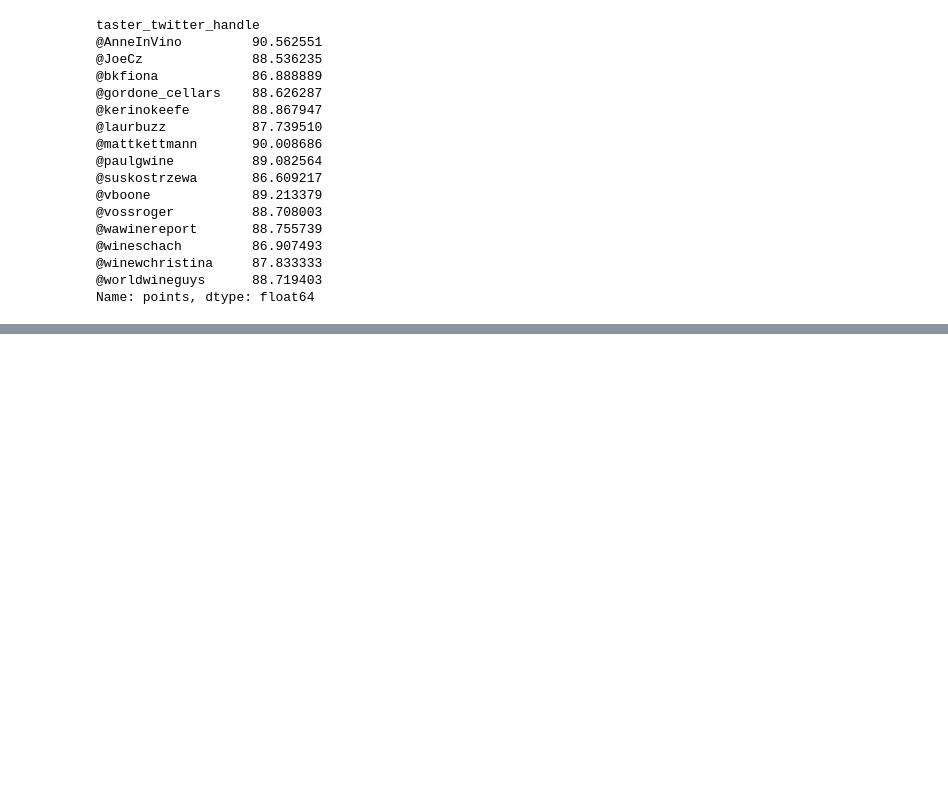
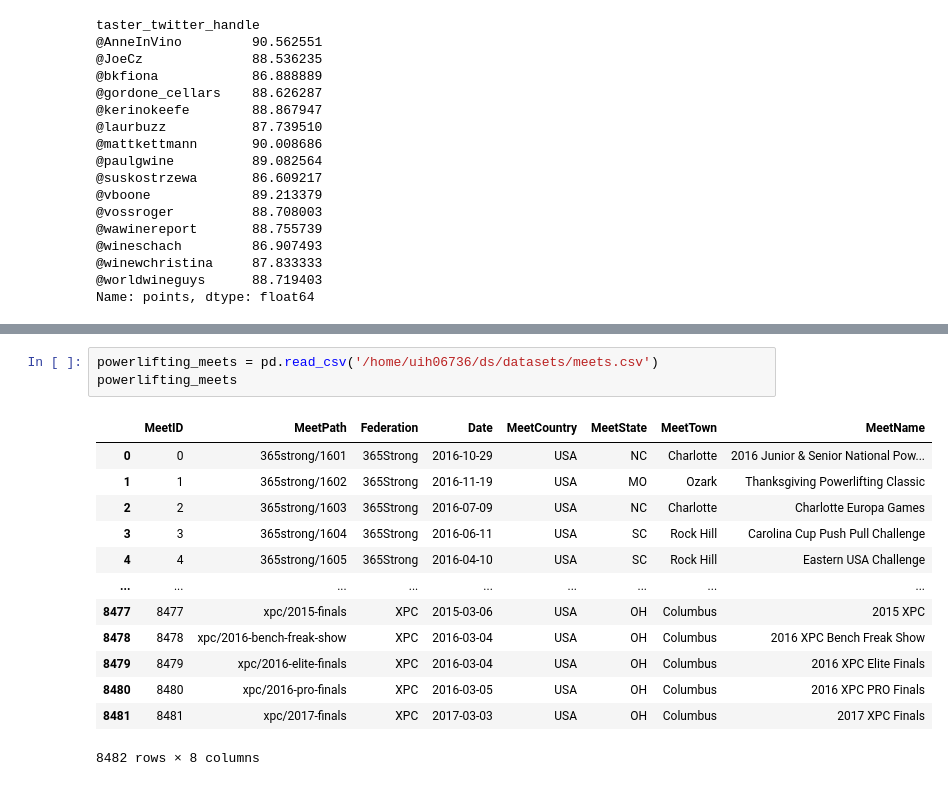
Before and after one commit to Axkai/LearningDataScience, a Jupyter notebook: notebooks/pandas.ipynb, the cells around one changed output, grey strips where cells are left out. Saved outputs shown, nothing was run; the diff lists cells and outputs as text; blank space fills up the shorter version.

Commit message:
finalized pandas notebook

```diff
--- a/notebooks/pandas.ipynb
+++ b/notebooks/pandas.ipynb
@@ -326,0 +417,17 @@ Name: points, dtype: float64
+# %%
+powerlifting_meets = pd.read_csv('/home/uih06736/ds/datasets/meets.csv')
+powerlifting_meets
+# %% [output]
+|  | MeetID | MeetPath | Federation | Date | MeetCountry | MeetState | MeetTown | MeetName |
+| 0 | 0 | 365strong/1601 | 365Strong | 2016-10-29 | USA | NC | Charlotte | 2016 Junior & Senior National Pow... |
+| 1 | 1 | 365strong/1602 | 365Strong | 2016-11-19 | USA | MO | Ozark | Thanksgiving Powerlifting Classic |
+| 2 | 2 | 365strong/1603 | 365Strong | 2016-07-09 | USA | NC | Charlotte | Charlotte Europa Games |
+| 3 | 3 | 365strong/1604 | 365Strong | 2016-06-11 | USA | SC | Rock Hill | Carolina Cup Push Pull Challenge |
+| 4 | 4 | 365strong/1605 | 365Strong | 2016-04-10 | USA | SC | Rock Hill | Eastern USA Challenge |
+| ... | ... | ... | ... | ... | ... | ... | ... | ... |
+| 8477 | 8477 | xpc/2015-finals | XPC | 2015-03-06 | USA | OH | Columbus | 2015 XPC |
+| 8478 | 8478 | xpc/2016-bench-freak-show | XPC | 2016-03-04 | USA | OH | Columbus | 2016 XPC Bench Freak Show |
+| 8479 | 8479 | xpc/2016-elite-finals | XPC | 2016-03-04 | USA | OH | Columbus | 2016 XPC Elite Finals |
+| 8480 | 8480 | xpc/2016-pro-finals | XPC | 2016-03-05 | USA | OH | Columbus | 2016 XPC PRO Finals |
+| 8481 | 8481 | xpc/2017-finals | XPC | 2017-03-03 | USA | OH | Columbus | 2017 XPC Finals |
+8482 rows × 8 columns
```
Also changed, not shown: parts of 12 cells of this notebook, 5 other files.
